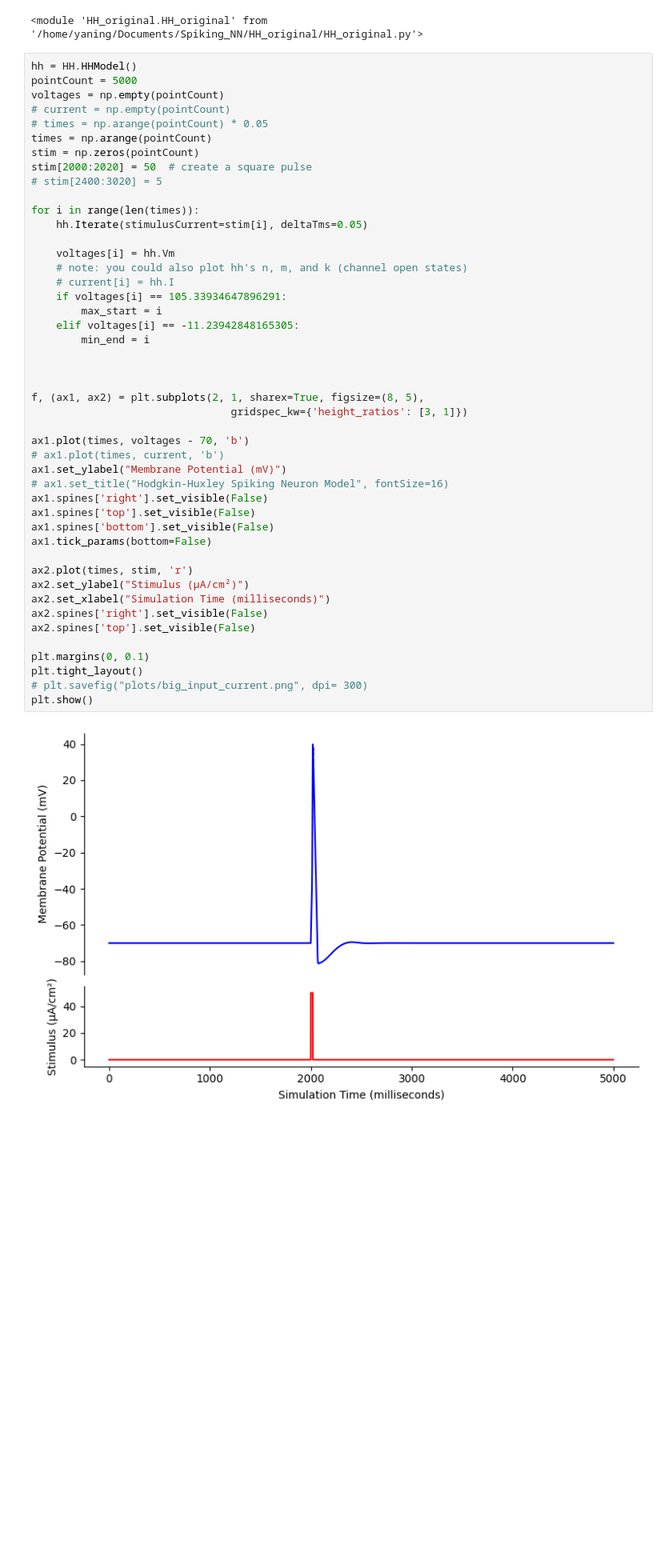
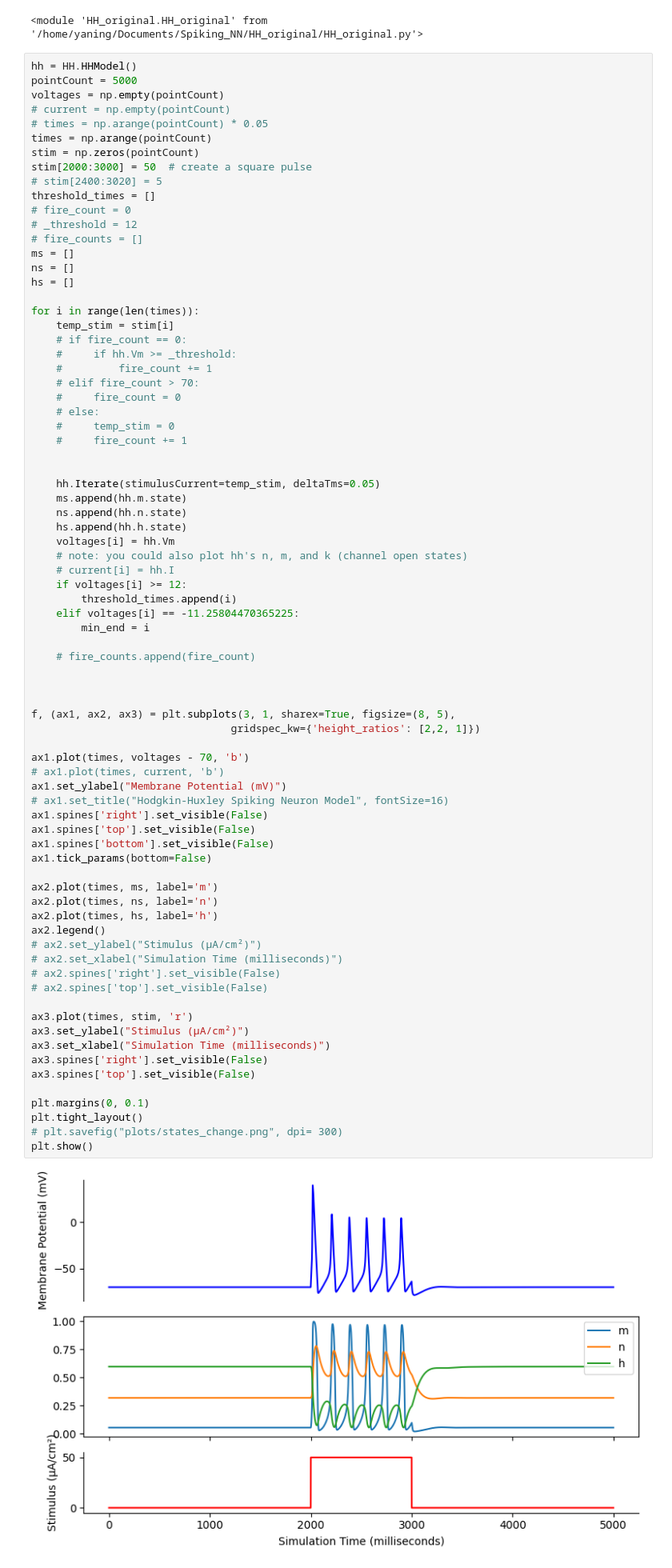
Before and after one commit to hhsherlock/Spiking_NN, a Jupyter notebook: HH_original/run_original.ipynb, the cells around one changed output. Shown at 80% size. Drawn from its saved outputs; the diff is of its cells as text; blank space fills up the shorter version.

```diff
--- a/HH_original/run_original.ipynb
+++ b/HH_original/run_original.ipynb
@@ -23,47 +25,78 @@ voltages = np.empty(pointCount)
 # current = np.empty(pointCount)
 # times = np.arange(pointCount) * 0.05
 times = np.arange(pointCount)
 stim = np.zeros(pointCount)
-stim[2000:2020] = 50  # create a square pulse
+stim[2000:3000] = 50  # create a square pulse
 # stim[2400:3020] = 5
+threshold_times = []
+# fire_count = 0
+# _threshold = 12
+# fire_counts = []
+ms = []
+ns = []
+hs = []
 
 for i in range(len(times)):
-    hh.Iterate(stimulusCurrent=stim[i], deltaTms=0.05)
+    temp_stim = stim[i]
+    # if fire_count == 0:
+    #     if hh.Vm >= _threshold:
+    #         fire_count += 1
+    # elif fire_count > 70:
+    #     fire_count = 0
+    # else:
+    #     temp_stim = 0
+    #     fire_count += 1
 
+
+    hh.Iterate(stimulusCurrent=temp_stim, deltaTms=0.05)
+    ms.append(hh.m.state)
+    ns.append(hh.n.state)
+    hs.append(hh.h.state)
     voltages[i] = hh.Vm
     # note: you could also plot hh's n, m, and k (channel open states)
     # current[i] = hh.I
-    if voltages[i] == 105.33934647896291:
-        max_start = i
-    elif voltages[i] == -11.23942848165305:
+    if voltages[i] >= 12:
+        threshold_times.append(i)
+    elif voltages[i] == -11.25804470365225:
         min_end = i
+
+    # fire_counts.append(fire_count)
 
 
 
-f, (ax1, ax2) = plt.subplots(2, 1, sharex=True, figsize=(8, 5),
-                                gridspec_kw={'height_ratios': [3, 1]})
+f, (ax1, ax2, ax3) = plt.subplots(3, 1, sharex=True, figsize=(8, 5),
+                                gridspec_kw={'height_ratios': [2,2, 1]})
 
 ax1.plot(times, voltages - 70, 'b')
 # ax1.plot(times, current, 'b')
 ax1.set_ylabel("Membrane Potential (mV)")
 # ax1.set_title("Hodgkin-Huxley Spiking Neuron Model", fontSize=16)
 ax1.spines['right'].set_visible(False)
 ax1.spines['top'].set_visible(False)
 ax1.spines['bottom'].set_visible(False)
 ax1.tick_params(bottom=False)
 
-ax2.plot(times, stim, 'r')
-ax2.set_ylabel("Stimulus (µA/cm²)")
-ax2.set_xlabel("Simulation Time (milliseconds)")
-ax2.spines['right'].set_visible(False)
-ax2.spines['top'].set_visible(False)
+ax2.plot(times, ms, label='m')
+ax2.plot(times, ns, label='n')
+ax2.plot(times, hs, label='h')
+ax2.legend()
+# ax2.set_ylabel("Stimulus (µA/cm²)")
+# ax2.set_xlabel("Simulation Time (milliseconds)")
+# ax2.spines['right'].set_visible(False)
+# ax2.spines['top'].set_visible(False)
+
+ax3.plot(times, stim, 'r')
+ax3.set_ylabel("Stimulus (µA/cm²)")
+ax3.set_xlabel("Simulation Time (milliseconds)")
+ax3.spines['right'].set_visible(False)
+ax3.spines['top'].set_visible(False)
 
 plt.margins(0, 0.1)
 plt.tight_layout()
-# plt.savefig("plots/big_input_current.png", dpi= 300)
+# plt.savefig("plots/states_change.png", dpi= 300)
 plt.show()
 # %% [output]
-[figure, old version]
+[figure, new version]
 # %%
 min(voltages)
 # %% [output]
```
Also changed, not shown: parts of 2 cells of this notebook, 6 other files.
